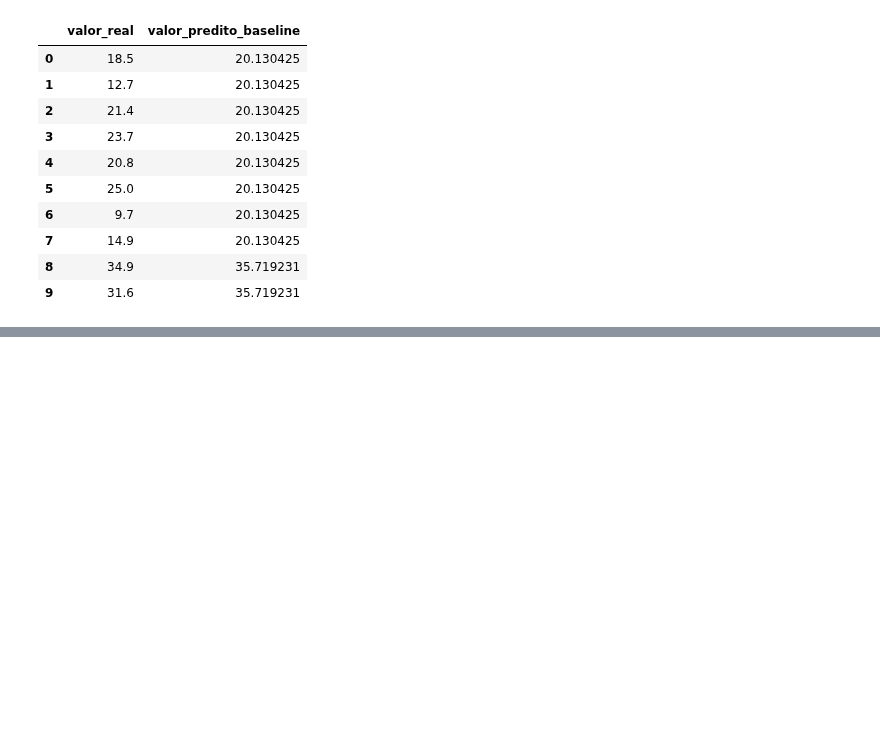
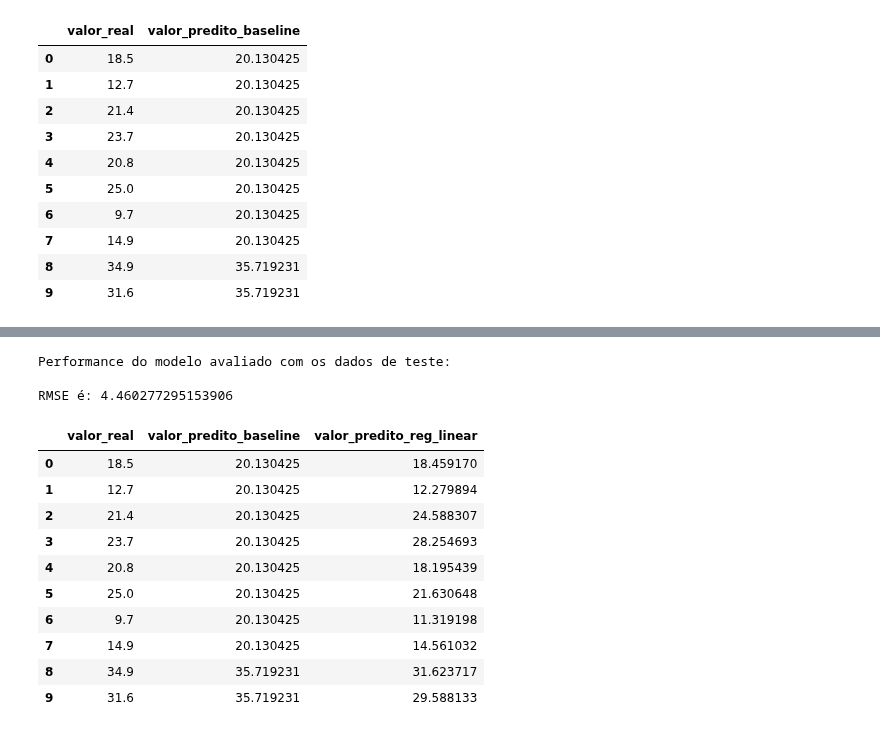
Before and after one commit to AyrtonCossuol/boston-test-dataset-analysis, a Jupyter notebook: boston-test-dataset-analysis/boston_dataset.ipynb, the cells around one changed output, grey strips where cells are left out. Saved outputs shown, nothing was run; the diff lists cells and outputs as text; code cells hidden in the pictures; blank space fills up the shorter version.

Commit message:
calculating the rmse and training the algorithm with linear regression giving a new rmse value

```diff
--- a/boston-test-dataset-analysis/boston_dataset.ipynb
+++ b/boston-test-dataset-analysis/boston_dataset.ipynb
@@ -546,0 +572,6 @@ fig.show()
+# %%
+# cria o objeto do tipo LinearRegression
+lin_model = LinearRegression()
+# %%
+# treina o algoritmo de regressão linear
+lin_model.fit(X_train, y_train)
@@ -546,0 +605,27 @@ fig.show()
+# %%
+# calcula a métrica rmse
+rmse = (np.sqrt(mean_squared_error(y_test, y_pred)))
+
+# imprime a performance do modelo
+print ('Performance do modelo avaliado com os dados de teste:')
+print('\nRMSE é: {} '.format(rmse))
+# %% [output]
+Performance do modelo avaliado com os dados de teste:
+
+RMSE é: 4.460277295153906
+# %%
+# atribui os resultados no dataframe df_results
+df_results['valor_predito_reg_linear'] = lin_model.predict(X_test)
+df_results.head(10)
+# %% [output]
+|  | valor_real | valor_predito_baseline | valor_predito_reg_linear |
+| 0 | 18.5 | 20.130425 | 18.459170 |
+| 1 | 12.7 | 20.130425 | 12.279894 |
+| 2 | 21.4 | 20.130425 | 24.588307 |
+| 3 | 23.7 | 20.130425 | 28.254693 |
+| 4 | 20.8 | 20.130425 | 18.195439 |
+| 5 | 25.0 | 20.130425 | 21.630648 |
+| 6 | 9.7 | 20.130425 | 11.319198 |
+| 7 | 14.9 | 20.130425 | 14.561032 |
+| 8 | 34.9 | 35.719231 | 31.623717 |
+| 9 | 31.6 | 35.719231 | 29.588133 |
```
Also changed, not shown: parts of 8 cells of this notebook.
